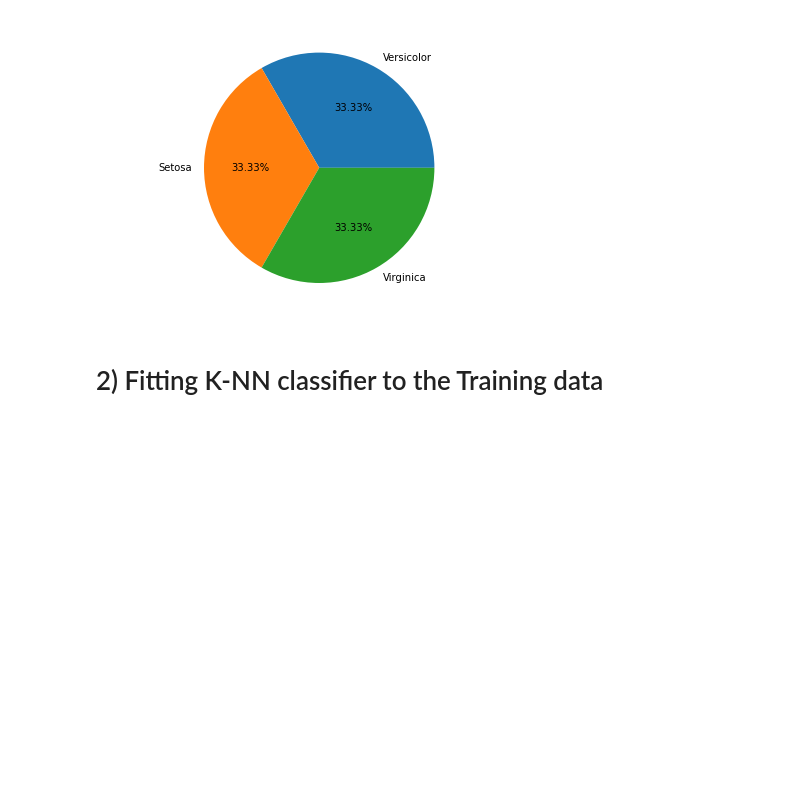
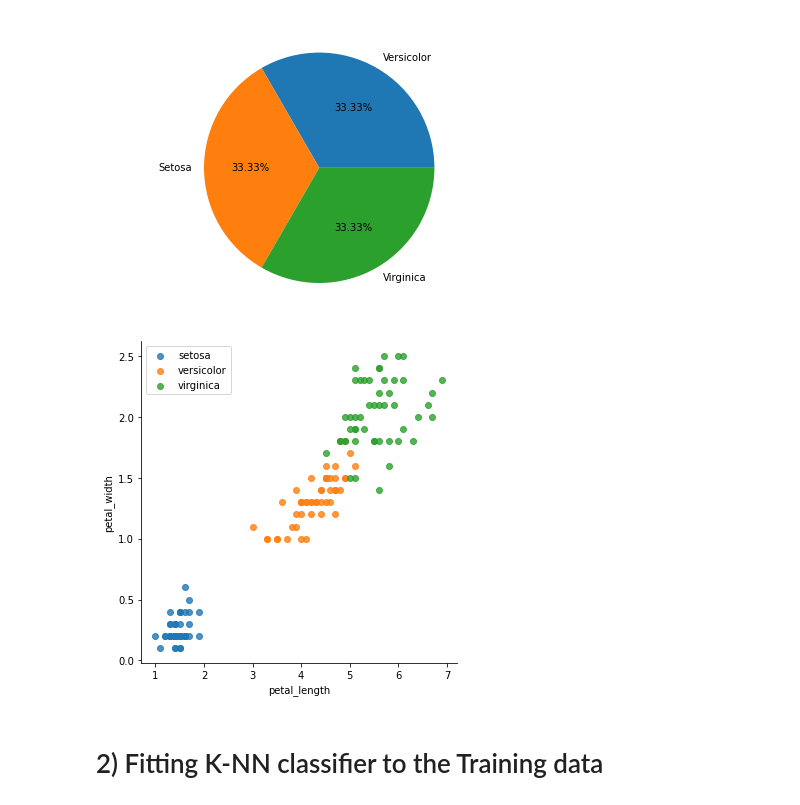
Before and after one commit to harshiitsingh/ML-Project-2---Iris, a Jupyter notebook: Iris Project.ipynb, the cells around one changed output. Cells and saved outputs as stored; diff of their text form; code cells hidden in the pictures; blank space fills up the shorter version.

Commit message:
Adding a classification graph

```diff
--- a/Iris Project.ipynb
+++ b/Iris Project.ipynb
@@ -76,6 +76,18 @@ ax.pie(s, labels = l,autopct='%1.2f%%')
 plt.show()
 # %% [output]
 [figure]
+# %%
+# vizualizing the data points and its classifications
+import seaborn as sns
+import matplotlib.pyplot as plt
+iris = sns.load_dataset("iris")
+iris["ID"] = iris.index
+iris["ratio"] = iris["sepal_length"]/iris["sepal_width"]
+sns.lmplot(x="petal_length", y="petal_width", data=iris, hue="species", fit_reg=False, legend=False)
+plt.legend()
+plt.show()
+# %% [output]
+[figure, added]
 # %% [markdown]
 # 2) Fitting K-NN classifier to the Training data
 # %%
```
